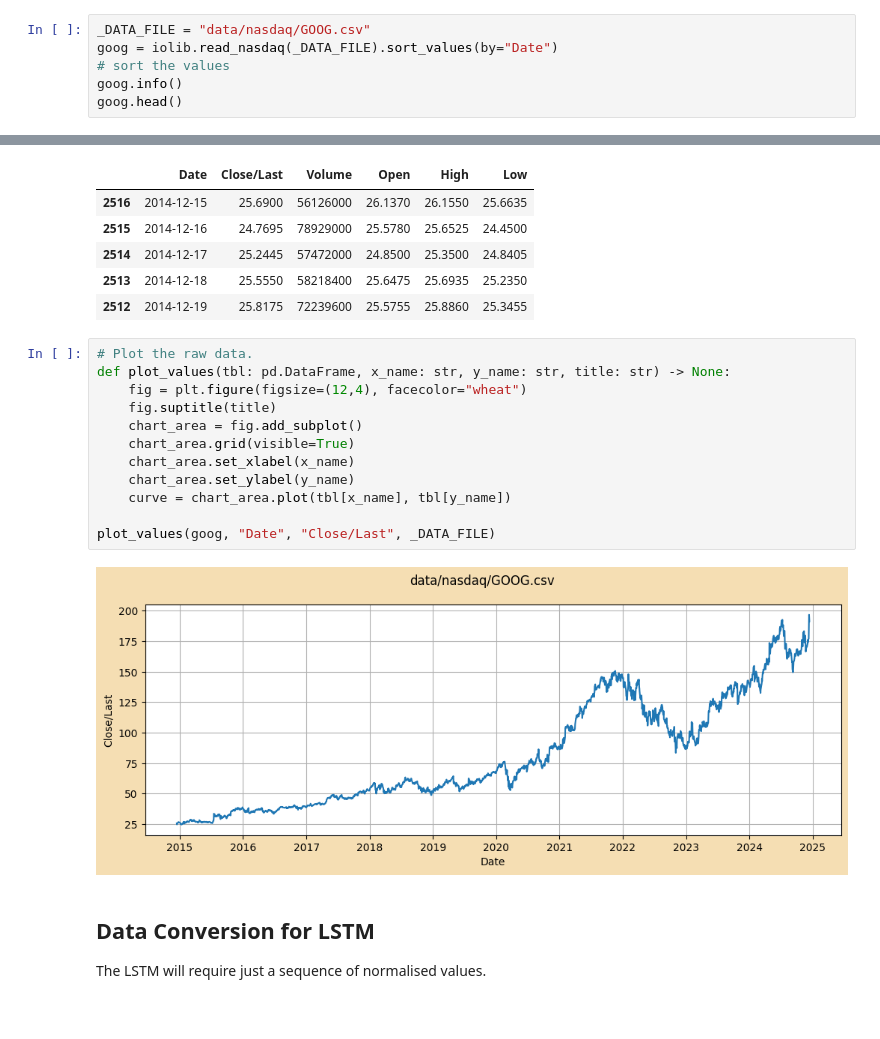
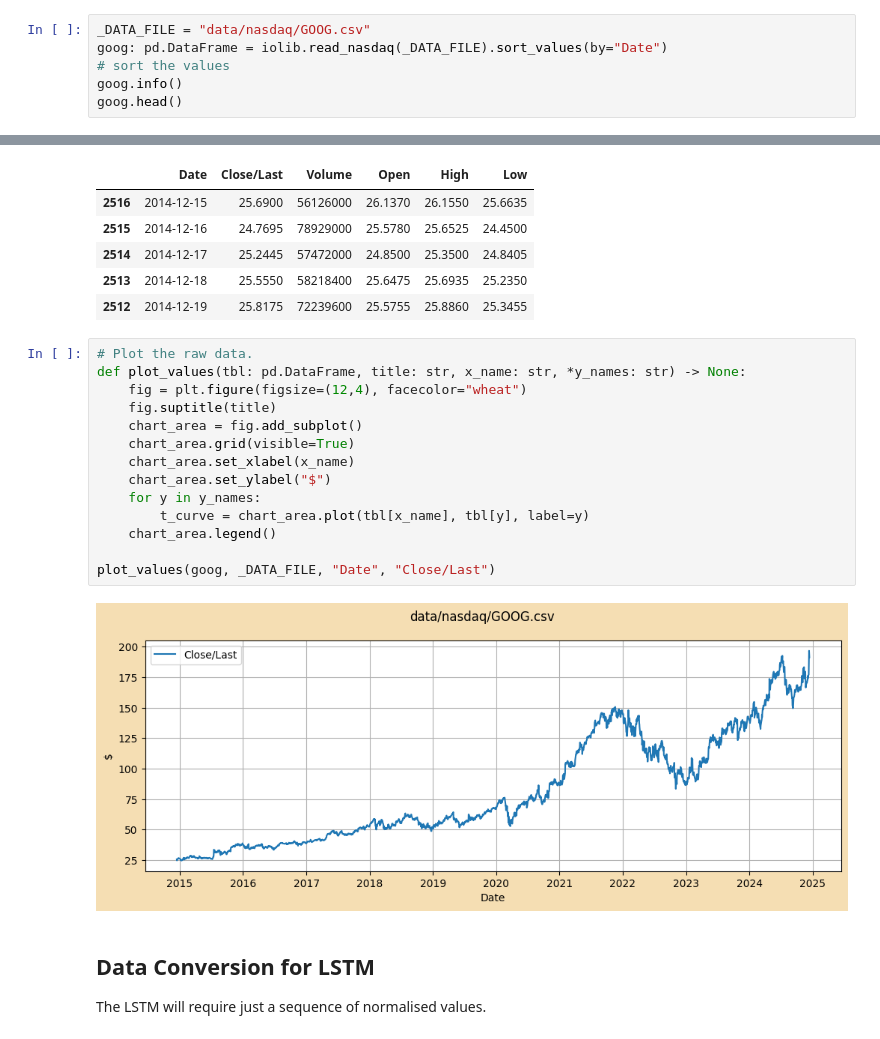
Before and after one commit to ghst659/sml00, a Jupyter notebook: forecast/LSTM_stock.ipynb, the cells around one changed output, grey strips where cells are left out. Cells and saved outputs as stored; diff of their text form.

Commit message:
Cleanup of the final plotting call.

```diff
--- a/forecast/LSTM_stock.ipynb
+++ b/forecast/LSTM_stock.ipynb
@@ -18,7 +18,7 @@ import iolib
 Import the raw data into a pandas `DataFrame`.
 # %%
 _DATA_FILE = "data/nasdaq/GOOG.csv"
-goog = iolib.read_nasdaq(_DATA_FILE).sort_values(by="Date")
+goog: pd.DataFrame = iolib.read_nasdaq(_DATA_FILE).sort_values(by="Date")
 # sort the values
 goog.info()
 goog.head()
@@ -44,18 +44,20 @@ memory usage: 137.6 KB
 | 2512 | 2014-12-19 | 25.8175 | 72239600 | 25.5755 | 25.8860 | 25.3455 |
 # %%
 # Plot the raw data.
-def plot_values(tbl: pd.DataFrame, x_name: str, y_name: str, title: str) -> None:
+def plot_values(tbl: pd.DataFrame, title: str, x_name: str, *y_names: str) -> None:
     fig = plt.figure(figsize=(12,4), facecolor="wheat")
     fig.suptitle(title)
     chart_area = fig.add_subplot()
     chart_area.grid(visible=True)
     chart_area.set_xlabel(x_name)
-    chart_area.set_ylabel(y_name)
-    curve = chart_area.plot(tbl[x_name], tbl[y_name])
+    chart_area.set_ylabel("$")
+    for y in y_names:
+        t_curve = chart_area.plot(tbl[x_name], tbl[y], label=y)
+    chart_area.legend()
 
-plot_values(goog, "Date", "Close/Last", _DATA_FILE)
+plot_values(goog, _DATA_FILE, "Date", "Close/Last")
 # %% [output]
-[figure, old version]
+[figure, new version]
 # %% [markdown]
 ## Data Conversion for LSTM
 
```
Also changed, not shown: parts of 9 cells of this notebook.
